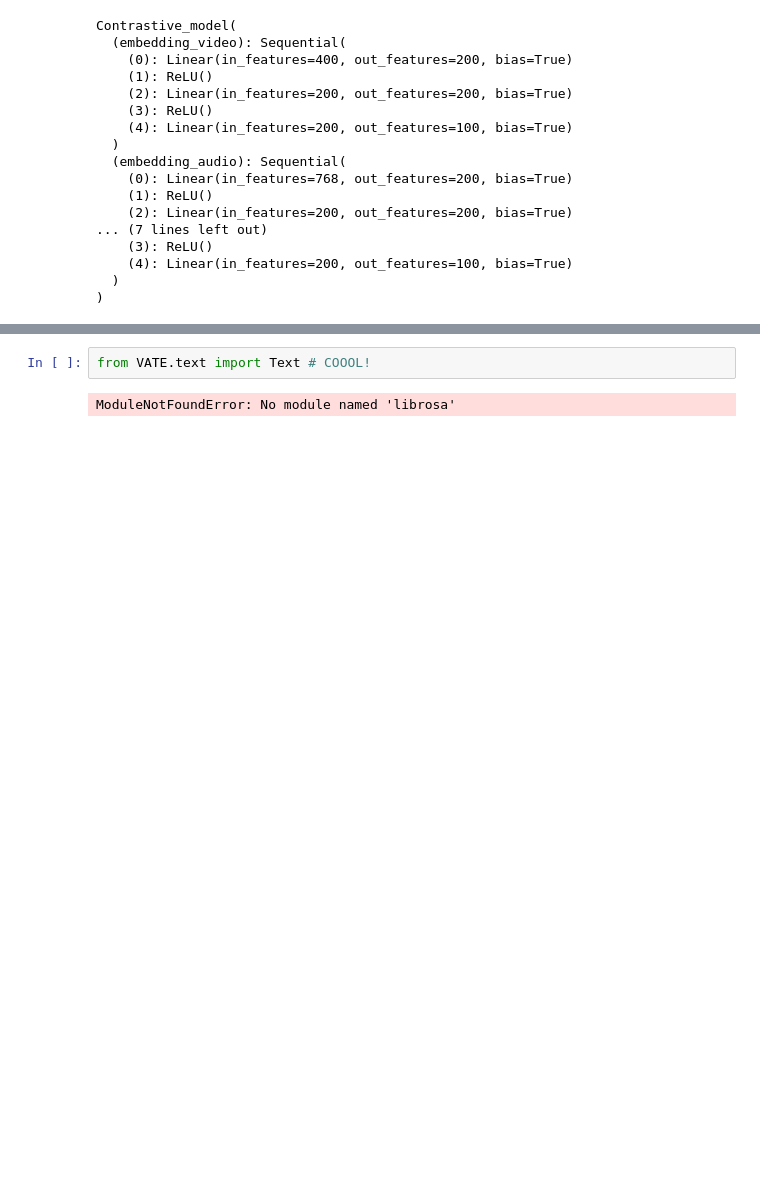
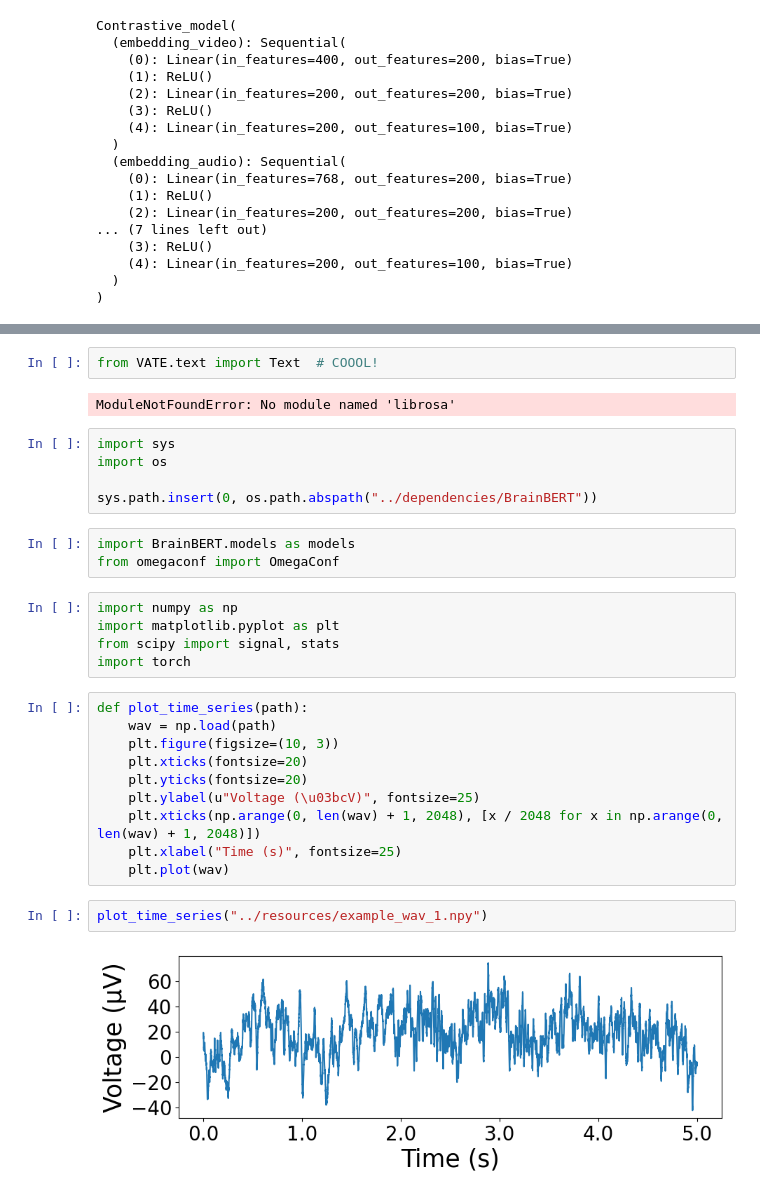
Before and after one commit to Ubriacopo/progetto-tesi, a Jupyter notebook: experiments/eeg_foundation_model.ipynb, the cells around one changed output, grey strips where cells are left out. Drawn from its saved outputs; the diff is of its cells as text; blank space fills up the shorter version.

```diff
--- a/experiments/eeg_foundation_model.ipynb
+++ b/experiments/eeg_foundation_model.ipynb
@@ -166,4 +166,31 @@ sys.path.insert(0,os.path.abspath("../dependencies/VATE"))
 # %%
-from VATE.text import Text # COOOL!
+from VATE.text import Text  # COOOL!
 # %% [output]
 ModuleNotFoundError: No module named 'librosa'
+# %%
+import sys
+import os
+
+sys.path.insert(0, os.path.abspath("../dependencies/BrainBERT"))
+# %%
+import BrainBERT.models as models
+from omegaconf import OmegaConf
+# %%
+import numpy as np
+import matplotlib.pyplot as plt
+from scipy import signal, stats
+import torch
+# %%
+def plot_time_series(path):
+    wav = np.load(path)
+    plt.figure(figsize=(10, 3))
+    plt.xticks(fontsize=20)
+    plt.yticks(fontsize=20)
+    plt.ylabel(u"Voltage (\u03bcV)", fontsize=25)
+    plt.xticks(np.arange(0, len(wav) + 1, 2048), [x / 2048 for x in np.arange(0, len(wav) + 1, 2048)])
+    plt.xlabel("Time (s)", fontsize=25)
+    plt.plot(wav)
+# %%
+plot_time_series("../resources/example_wav_1.npy")
+# %% [output]
+[figure, added]
```
Also changed, not shown: parts of 23 cells of this notebook, 3 other files.
